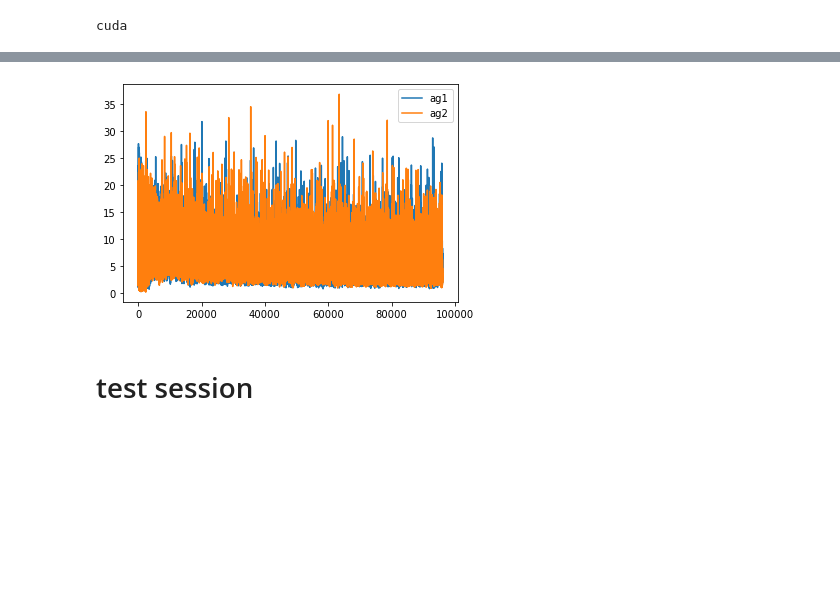
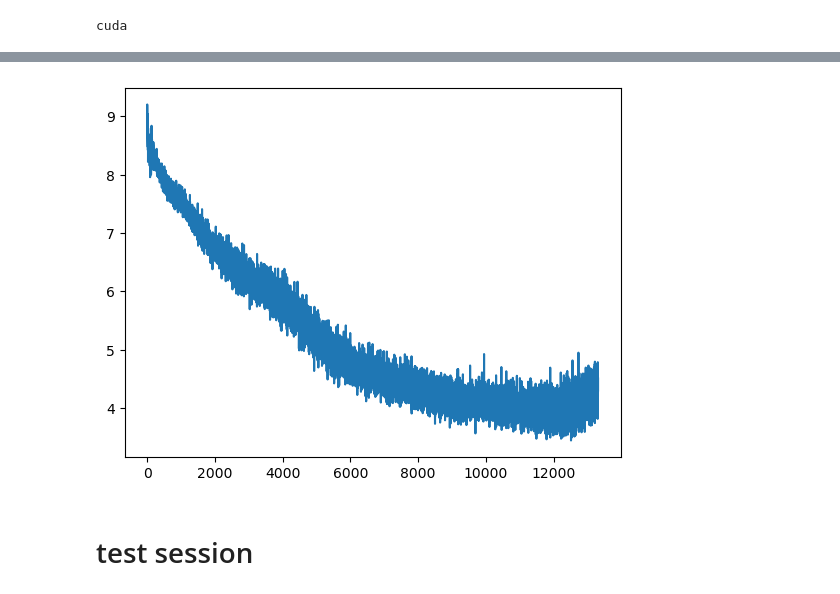
Before and after one commit to Dim314159/Reinforcement_Learning, a Jupyter notebook: Nardw_0_MCTS.ipynb, the cells around one changed output, grey strips where cells are left out. Saved outputs shown, nothing was run; the diff lists cells and outputs as text; code cells hidden in the pictures; blank space fills up the shorter version.

```diff
--- a/Nardw_0_MCTS.ipynb
+++ b/Nardw_0_MCTS.ipynb
@@ -833,6 +875,6 @@ flag_load = False
 # %%
 if flag_load:
-    agent = torch.load(my_path + 'agent_20230616.pth')
+    agent = torch.load(my_path + file_name)
 else:
     agent = Agent(model, model_hp, device)
     agent.optimizer = torch.optim.AdamW(agent.net.parameters(), lr = lr)
@@ -850,6 +894,8 @@ sessions: 140, ag_1: 7887, ag_2: 7885, 00:00:01:32
 # %%
-num_sessions = 4000
-train_interval = 100
+num_sessions = 2**6
+train_interval = 2**3
 epochs = 2**7
-gamma = 0.95
-update_interval = 32
+exploration_constant = np.sqrt(3)
+iterations = 2**7 # MCTS iterations
+print('sessions:', num_sessions, '\ntrain after each', train_interval, 'sessions, for', epochs,
+      'epochs', '\nMCTS:\nexploration constant =', exploration_constant, '\niterations', iterations)
@@ -856,3 +908,5 @@ update_interval = 32
+# %%
+mcts = MCTS(exploration_constant)
 # %%
-collect_and_train(ag_1, ag_2, num_sessions, train_interval, epochs, gamma, update_interval)
+collect_and_train(agent, num_sessions, train_interval, epochs, mcts, iterations)
 # %% [output]
@@ -861,3 +914,10 @@ Done
+# %%
+plt.plot(agent.loss)
+plt.show()
+plt.plot(agent.loss[80000:])
+plt.show()
+# %% [output]
+[figure, new version]
 # %%
 flag_save = False
 # %%
@@ -867,7 +925,0 @@ if flag_save:
-# %%
-plt.plot(ag_1.loss, label = 'ag1')
-plt.plot(ag_2.loss, label = 'ag2')
-plt.legend()
-plt.show()
-# %% [output]
-[figure, old version]
```
Also changed, not shown: parts of 63 cells of this notebook.
